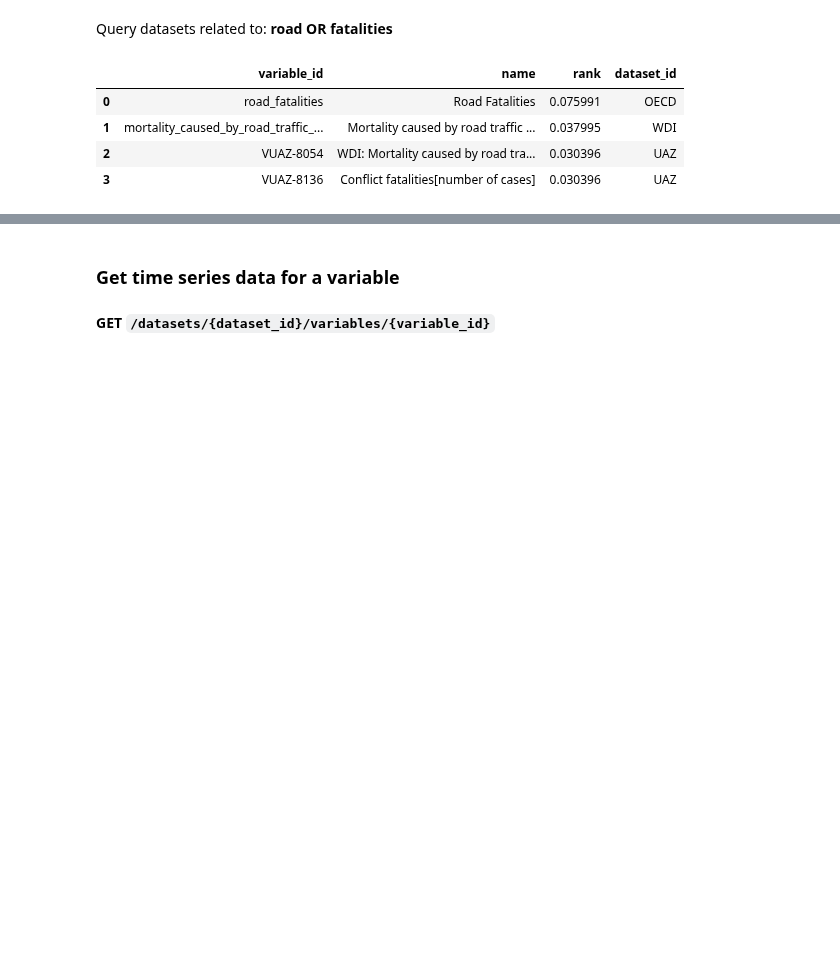
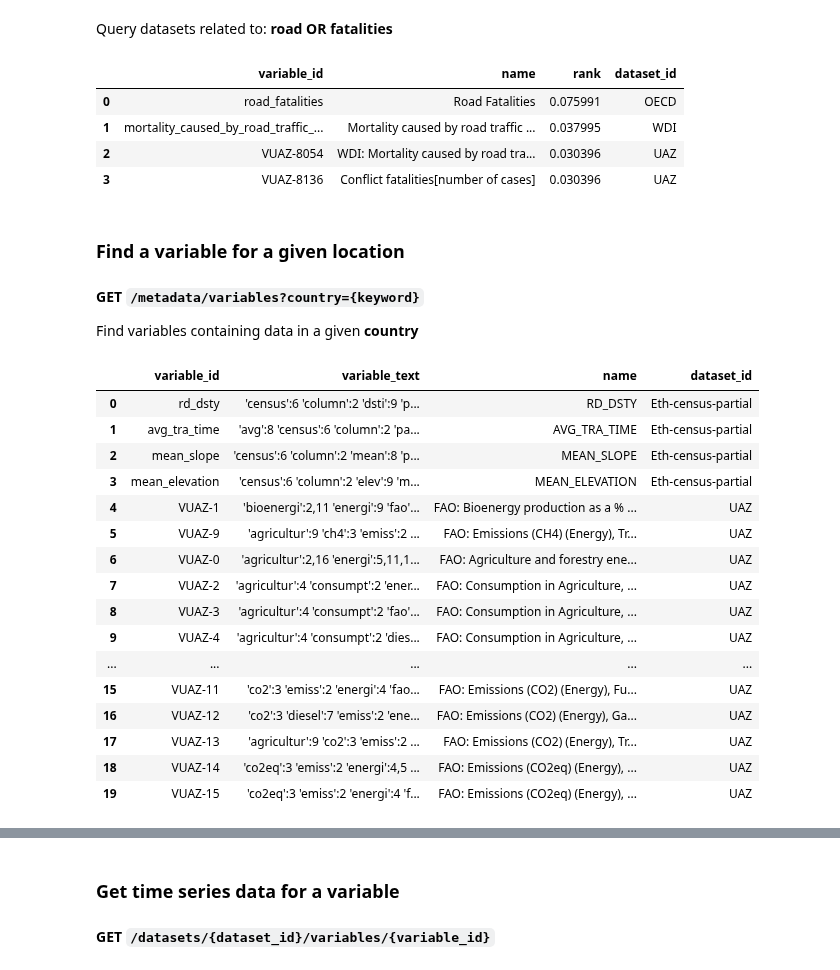
Before and after one commit to usc-isi-i2/datamart-api, a Jupyter notebook: Datamart Data API Demo.ipynb, the cells around one changed output, grey strips where cells are left out. Drawn from its saved outputs; the diff is of its cells as text; code cells hidden in the pictures; blank space fills up the shorter version.

Commit message:
add example to search variables based on country and admin

```diff
--- a/Datamart Data API Demo.ipynb
+++ b/Datamart Data API Demo.ipynb
@@ -173,3 +169,31 @@ df
 | 1 | mortality_caused_by_road_traffic_... | Mortality caused by road traffic ... | 0.037995 | WDI |
 | 2 | VUAZ-8054 | WDI: Mortality caused by road tra... | 0.030396 | UAZ |
 | 3 | VUAZ-8136 | Conflict fatalities[number of cases] | 0.030396 | UAZ |
+# %% [markdown]
+### Find a variable for a given location
+# %% [markdown]
+**GET `/metadata/variables?country={keyword}`**
+
+Find variables containing data in a given **country**
+# %%
+response = get(f'{datamart_api_url}/metadata/variables?country=Ethiopia')
+df = pd.DataFrame(response.json())
+df.head(20)
+# %% [output]
+|  | variable_id | variable_text | name | dataset_id |
+| 0 | rd_dsty | 'census':6 'column':2 'dsti':9 'p... | RD_DSTY | Eth-census-partial |
+| 1 | avg_tra_time | 'avg':8 'census':6 'column':2 'pa... | AVG_TRA_TIME | Eth-census-partial |
+| 2 | mean_slope | 'census':6 'column':2 'mean':8 'p... | MEAN_SLOPE | Eth-census-partial |
+| 3 | mean_elevation | 'census':6 'column':2 'elev':9 'm... | MEAN_ELEVATION | Eth-census-partial |
+| 4 | VUAZ-1 | 'bioenergi':2,11 'energi':9 'fao'... | FAO: Bioenergy production as a % ... | UAZ |
+| 5 | VUAZ-9 | 'agricultur':9 'ch4':3 'emiss':2 ... | FAO: Emissions (CH4) (Energy), Tr... | UAZ |
+| 6 | VUAZ-0 | 'agricultur':2,16 'energi':5,11,1... | FAO: Agriculture and forestry ene... | UAZ |
+| 7 | VUAZ-2 | 'agricultur':4 'consumpt':2 'ener... | FAO: Consumption in Agriculture, ... | UAZ |
+| 8 | VUAZ-3 | 'agricultur':4 'consumpt':2 'fao'... | FAO: Consumption in Agriculture, ... | UAZ |
+| 9 | VUAZ-4 | 'agricultur':4 'consumpt':2 'dies... | FAO: Consumption in Agriculture, ... | UAZ |
+| ... | ... | ... | ... | ... |
+| 15 | VUAZ-11 | 'co2':3 'emiss':2 'energi':4 'fao... | FAO: Emissions (CO2) (Energy), Fu... | UAZ |
+| 16 | VUAZ-12 | 'co2':3 'diesel':7 'emiss':2 'ene... | FAO: Emissions (CO2) (Energy), Ga... | UAZ |
+| 17 | VUAZ-13 | 'agricultur':9 'co2':3 'emiss':2 ... | FAO: Emissions (CO2) (Energy), Tr... | UAZ |
+| 18 | VUAZ-14 | 'co2eq':3 'emiss':2 'energi':4,5 ... | FAO: Emissions (CO2eq) (Energy), ... | UAZ |
+| 19 | VUAZ-15 | 'co2eq':3 'emiss':2 'energi':4 'f... | FAO: Emissions (CO2eq) (Energy), ... | UAZ |
```
Also changed, not shown: parts of 3 cells of this notebook.
